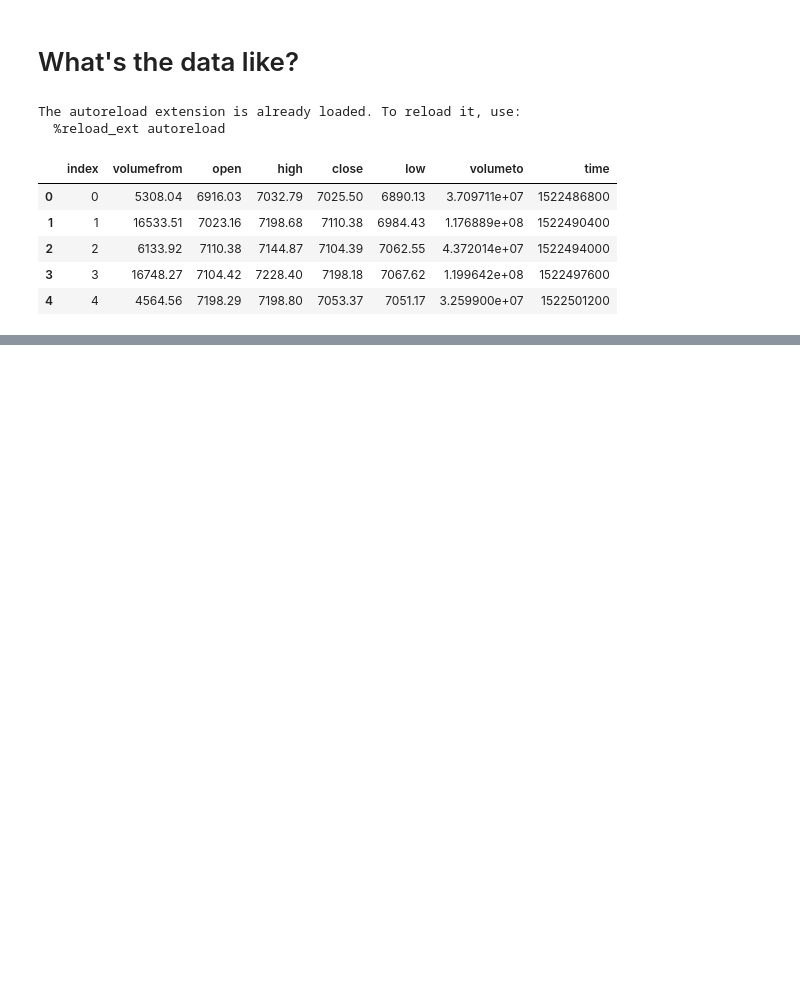
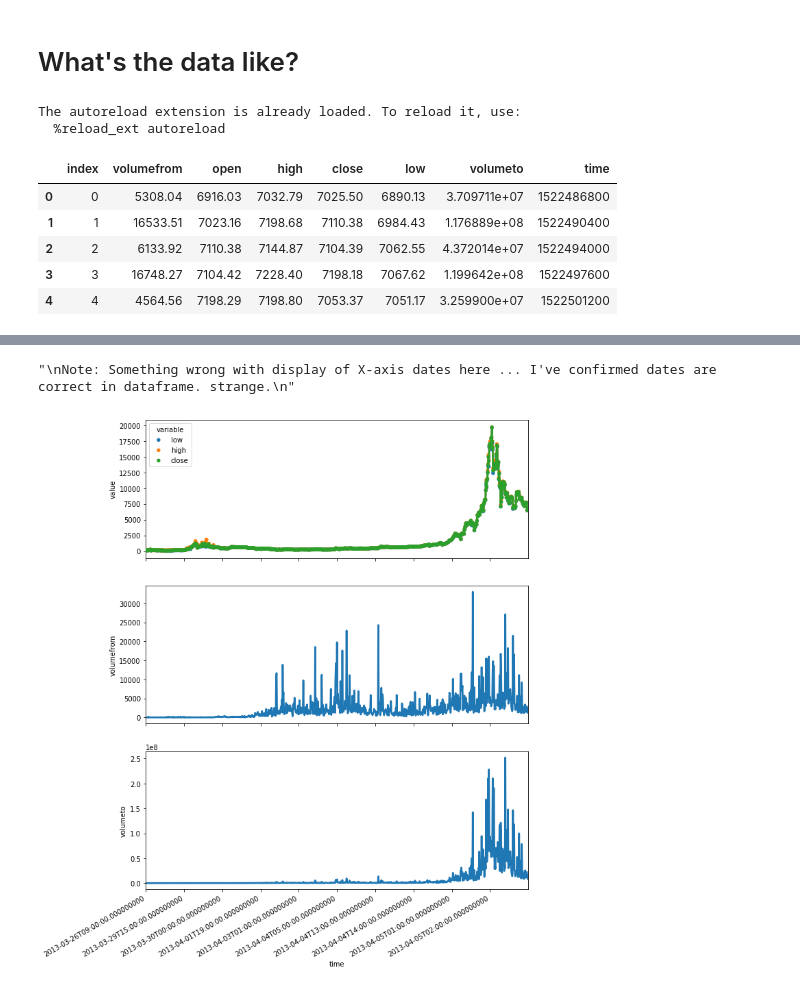
Before and after one commit to daniel-cortez-stevenson/crypto-predict, a Jupyter notebook: notebooks/data_exploration.ipynb, the cells around one changed output, grey strips where cells are left out. Drawn from its saved outputs; the diff is of its cells as text; code cells hidden in the pictures; blank space fills up the shorter version.

```diff
--- a/notebooks/data_exploration.ipynb
+++ b/notebooks/data_exploration.ipynb
@@ -63,0 +73,29 @@ sns.pointplot(data=pltdata, x='time', y='value', hue='variable', linestyles='-',
+# %%
+"""
+Plot data features against time. Making sure that the data set was created correctly / sanity check.
+"""
+
+pltdata = sample.copy()
+pltdata.time = pd.to_datetime(pltdata.time, unit='s')
+
+
+fig, ax = plt.subplots(3, sharex=True)
+fig.set_size_inches((10,14))
+for a in ax:
+    a.xaxis_date()
+
+pricedata = pd.melt(sample, id_vars='time', value_vars=['low', 'high', 'close'])
+sns.pointplot(ax=ax[0], data=pricedata, x='time', y='value', hue='variable', linestyles='-', markers='.')
+sns.pointplot(ax=ax[1], data=pltdata, x='time', y='volumefrom', linestyles='-', markers='')
+sns.pointplot(ax=ax[2], data=pltdata, x='time', y='volumeto', linestyles='-', markers='')
+locs, labels = plt.xticks()
+plt.xticks([locs[x*100] for x in range(int(len(locs) / 100))])
+fig.autofmt_xdate()
+
+"""
+Note: Something wrong with display of X-axis dates here ... I've confirmed dates are correct in dataframe. strange.
+Also current/past price makes sense on this chart.
+"""
+# %% [output]
+"\nNote: Something wrong with display of X-axis dates here ... I've confirmed dates are correct in dataframe. strange.\n"
+[figure, added]
```
Also changed, not shown: parts of 15 cells of this notebook, 1 other file.
